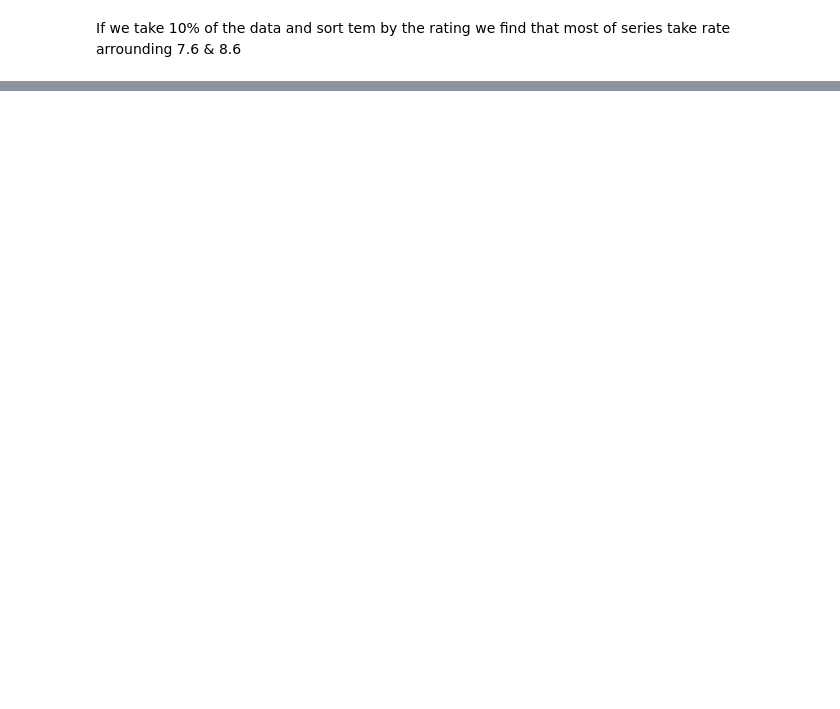
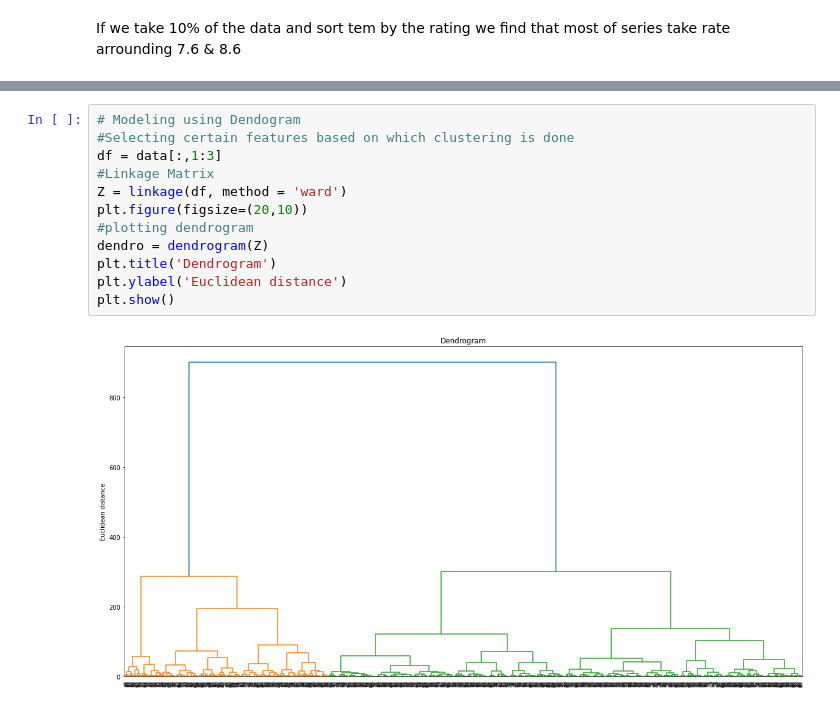
Before and after one commit to YossefEFM/CodeClause_MovieAnalysis, a Jupyter notebook: MovieAnalysis.ipynb, the cells around one changed output, grey strips where cells are left out. Cells and saved outputs as stored; diff of their text form; blank space fills up the shorter version.

```diff
--- a/MovieAnalysis.ipynb
+++ b/MovieAnalysis.ipynb
@@ -208,0 +257,14 @@ plt.show()
+# %%
+# Modeling using Dendogram
+#Selecting certain features based on which clustering is done
+df = data[:,1:3]
+#Linkage Matrix
+Z = linkage(df, method = 'ward')
+plt.figure(figsize=(20,10))
+#plotting dendrogram
+dendro = dendrogram(Z)
+plt.title('Dendrogram')
+plt.ylabel('Euclidean distance')
+plt.show()
+# %% [output]
+[figure, added]
```
Also changed, not shown: parts of 26 cells of this notebook.
